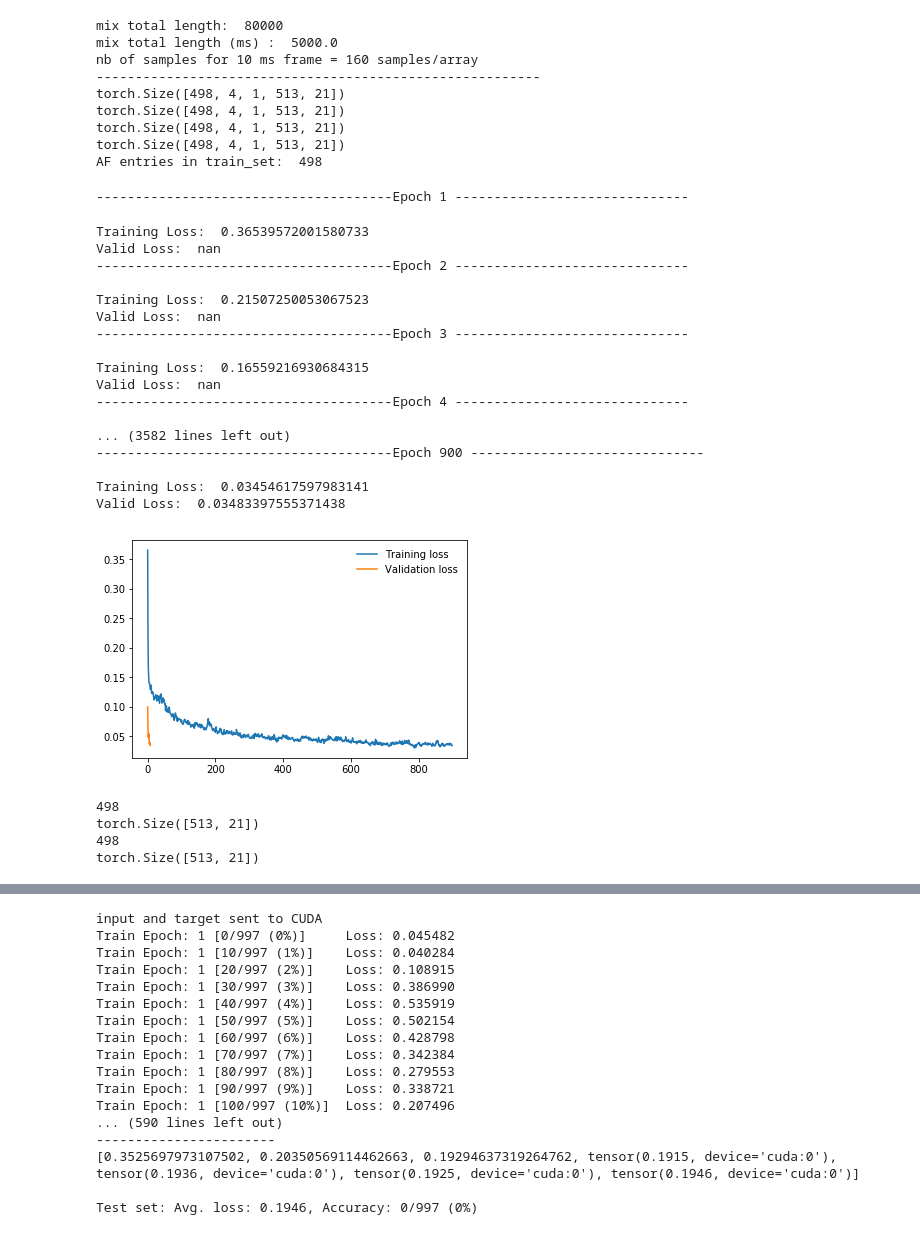
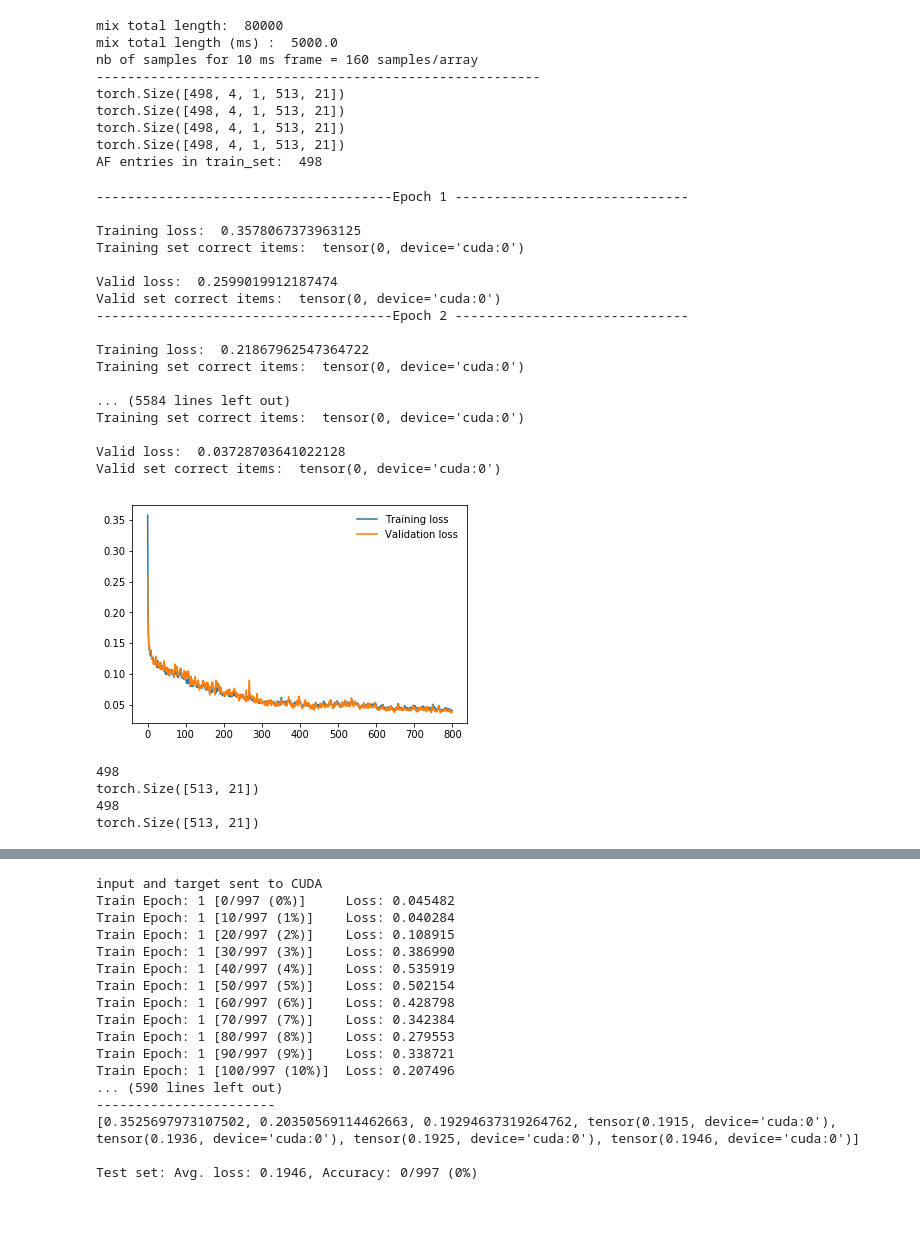
Before and after one commit to DianaPredoiu/sound-source-separation, a Jupyter notebook: sound-source-separation-network.ipynb, the cells around one changed output, grey strips where cells are left out. Drawn from its saved outputs; the diff is of its cells as text; code cells hidden in the pictures.

```diff
--- a/sound-source-separation-network.ipynb
+++ b/sound-source-separation-network.ipynb
@@ -470,44 +475,43 @@ def eval(network, test_set):
 
     return valid_mask
 # %%
-mask, mask_test = train_network(nr_epochs=900, train_set=train_set, test_set=test_set)
+mask, mask_test = train_network(nr_epochs=800, train_set=train_set, test_set=test_set)
 
 print(len(mask))
 print(mask[0].shape)
 
 print(len(mask_test))
 print(mask_test[0].shape)
 
 # apply generate mask from training, testing after training and validation
 split_audios_epoch("training-mask", mask)
 split_audios_epoch("training-TEST-mask", mask_test)
 
 # valid_mask = eval(network=network, test_set=test_set)
 # split_audios_epoch("validation-mask", valid_mask)
 # %% [output]
 --------------------------------------Epoch 1 ------------------------------
+
+Training loss:  0.3578067373963125
+Training set correct items:  tensor(0, device='cuda:0')
+
+Valid loss:  0.2599019912187474
+Valid set correct items:  tensor(0, device='cuda:0')
+--------------------------------------Epoch 2 ------------------------------
+
+Training loss:  0.21867962547364722
+Training set correct items:  tensor(0, device='cuda:0')
+
+... (5584 lines left out)
+Training set correct items:  tensor(0, device='cuda:0')
+
+Valid loss:  0.03728703641022128
+Valid set correct items:  tensor(0, device='cuda:0')
+[figure, new version]
-Training Loss:  0.36539572001580733
-Valid Loss:  nan
---------------------------------------Epoch 2 ------------------------------
-
-Training Loss:  0.21507250053067523
-Valid Loss:  nan
---------------------------------------Epoch 3 ------------------------------
-
-Training Loss:  0.16559216930684315
-Valid Loss:  nan
---------------------------------------Epoch 4 ------------------------------
-
-... (3582 lines left out)
---------------------------------------Epoch 900 ------------------------------
-
-Training Loss:  0.03454617597983141
-Valid Loss:  0.03483397555371438
+498
+torch.Size([513, 21])
+498
+torch.Size([513, 21])
-[figure, old version]
-498
-torch.Size([513, 21])
-498
-torch.Size([513, 21])
 # %%
 # apply generate mask from training, testing after training and validation
 # split_audios_epoch("training-mask", mask)
```
Also changed, not shown: parts of 4 cells of this notebook, 7 other files.
